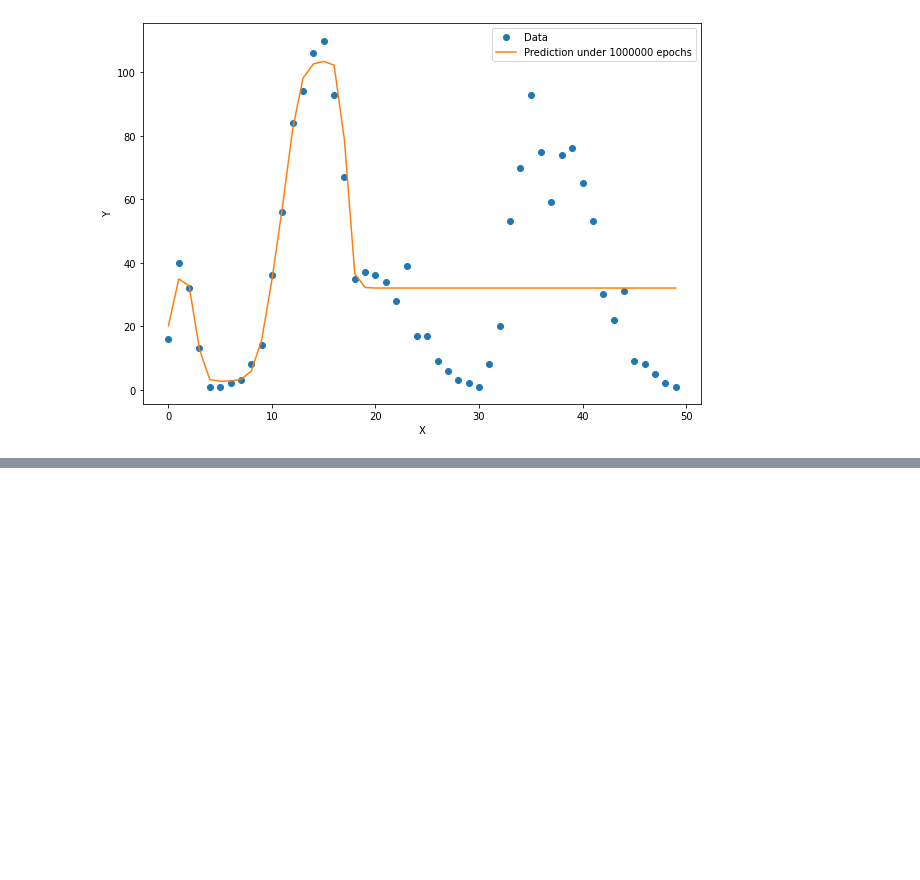
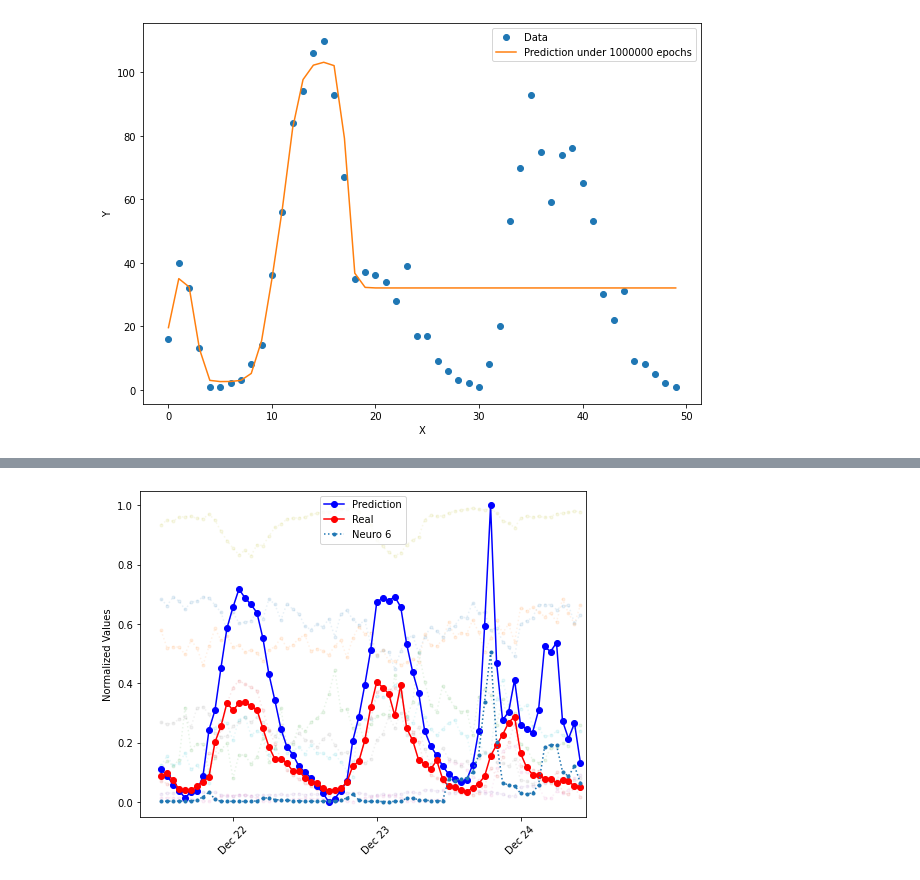
Before and after one commit to 1186141415/Deep-Learning-Principles-And-PyTorch-Combat, a Jupyter notebook: 第三章/单车预测.ipynb, the cells around one changed output, grey strips where cells are left out. Drawn from its saved outputs; the diff is of its cells as text; code cells hidden in the pictures; blank space fills up the shorter version.

```diff
--- a/第三章/单车预测.ipynb
+++ b/第三章/单车预测.ipynb
@@ -211,0 +457,12 @@ tensor(4809.3110, grad_fn=<MeanBackward0>)
+# %%
+bool1 = rides['dteday'] == '2012-12-22'
+bool2 = rides['dteday'] == '2012-12-23'
+bool3 = rides['dteday'] == '2012-12-24'
+
+#将3个布尔型数组求与
+bools = [any(tup) for tup in zip(bool1, bool2, bool3)]
+#将相应的变量取出来
+subset = test_features.loc[rides[bools].index]
+subtargets = test_targets.loc[rides[bools].index]
+subtargets = subtargets['cnt']
+subtargets = subtargets.values.reshape([len(subtargets), 1])
@@ -211,0 +490,9 @@ tensor(4809.3110, grad_fn=<MeanBackward0>)
+# %%
+#将数据输入到神经网络中，读取隐含层神经元的激活数值，存入results中
+results = feature(subset.values, neu).data.numpy()
+#这些数据对应的预测值（输出层）
+predict = neu(torch.FloatTensor(subset.values)).data.numpy()
+#将预测值还原为原始数据的数值范围
+mean, std = scaled_features['cnt']
+predict = predict * std + mean
+subtargets = subtargets * std + mean
@@ -211,0 +520,18 @@ tensor(4809.3110, grad_fn=<MeanBackward0>)
+# %%
+#将所有的神经元激活水平画在同一张图上
+fig, ax = plt.subplots(figsize=(8, 6))
+ax.plot(results[:, :], '.:', alpha=0.1)
+ax.plot((predict - min(predict)) / (max(predict) - min(predict)), 'bo-', label='Prediction')
+ax.plot((subtargets - min(predict)) / (max(predict) - min(predict)), 'ro-', label='Real')
+ax.plot(results[:, 5], '.:', alpha=1, label='Neuro 6')
+
+ax.set_xlim(right=len(predict))
+ax.legend()
+plt.ylabel('Normalized Values')
+
+dates = pd.to_datetime(rides.loc[subset.index]['dteday'])
+dates = dates.apply(lambda d: d.strftime('%b %d'))
+ax.set_xticks(np.arange(len(dates))[12::24])
+_ = ax.set_xticklabels(dates[12::24], rotation=45)
+# %% [output]
+[figure, added]
```
Also changed, not shown: parts of 28 cells of this notebook.
